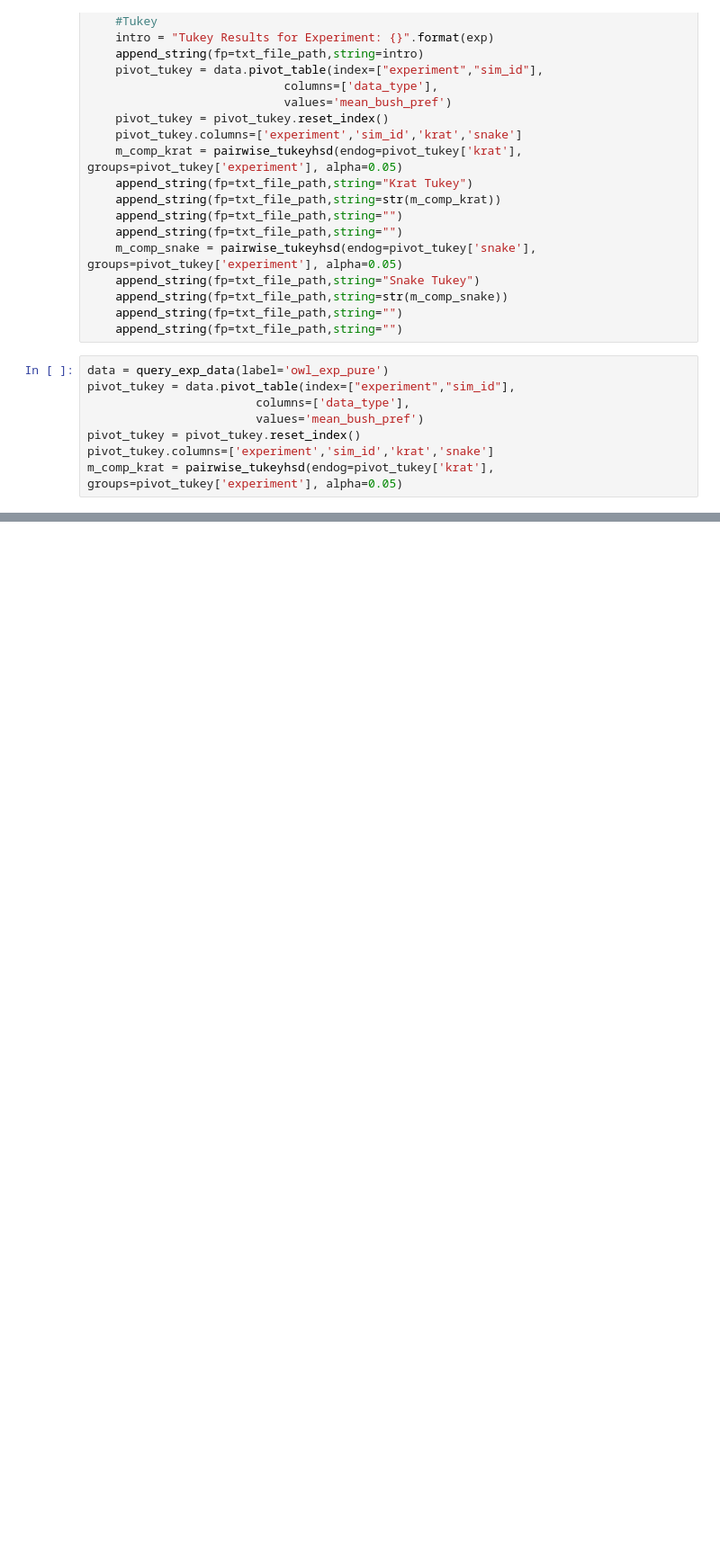
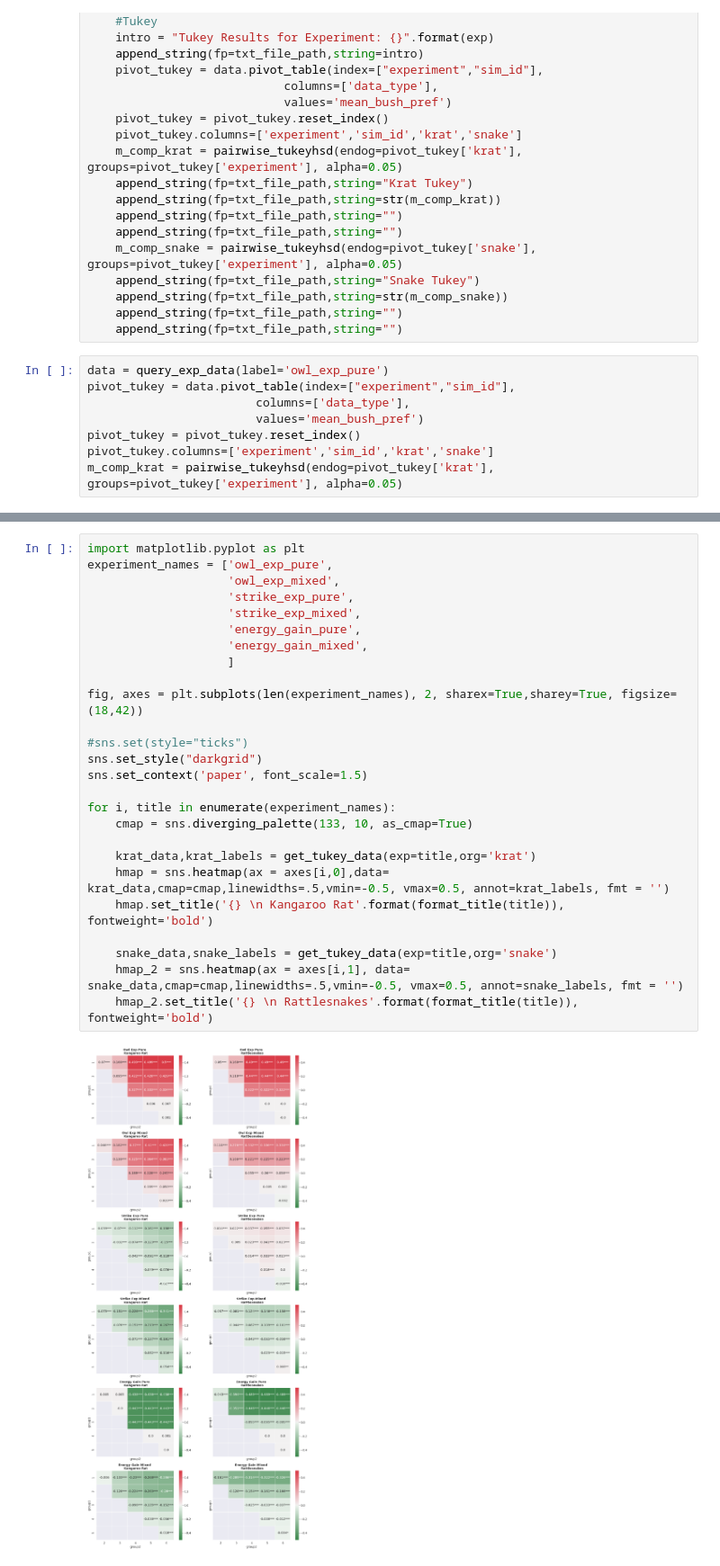
Before and after one commit to michaelremington2/uumarrty_post_sim_analysis, a Jupyter notebook: Anova_mh.ipynb, the cells around one changed output, grey strips where cells are left out. Shown at 90% size. Cells and saved outputs as stored; diff of their text form; blank space fills up the shorter version.

```diff
--- a/Anova_mh.ipynb
+++ b/Anova_mh.ipynb
@@ -172,0 +215,28 @@ TypeError: float() argument must be a string or a number, not 'Cell'
+# %%
+import matplotlib.pyplot as plt
+experiment_names = ['owl_exp_pure',
+                    'owl_exp_mixed',
+                    'strike_exp_pure',
+                    'strike_exp_mixed',
+                    'energy_gain_pure',
+                    'energy_gain_mixed',
+                    ]
+
+fig, axes = plt.subplots(len(experiment_names), 2, sharex=True,sharey=True, figsize=(18,42))
+
+#sns.set(style="ticks")
+sns.set_style("darkgrid")
+sns.set_context('paper', font_scale=1.5)
+
+for i, title in enumerate(experiment_names):
+    cmap = sns.diverging_palette(133, 10, as_cmap=True)
+
+    krat_data,krat_labels = get_tukey_data(exp=title,org='krat')
+    hmap = sns.heatmap(ax = axes[i,0],data= krat_data,cmap=cmap,linewidths=.5,vmin=-0.5, vmax=0.5, annot=krat_labels, fmt = '')
+    hmap.set_title('{} \n Kangaroo Rat'.format(format_title(title)), fontweight='bold')
+
+    snake_data,snake_labels = get_tukey_data(exp=title,org='snake')
+    hmap_2 = sns.heatmap(ax = axes[i,1], data= snake_data,cmap=cmap,linewidths=.5,vmin=-0.5, vmax=0.5, annot=snake_labels, fmt = '')
+    hmap_2.set_title('{} \n Rattlesnakes'.format(format_title(title)), fontweight='bold')
+# %% [output]
+[figure, added]
```
Also changed, not shown: parts of 7 cells of this notebook.
